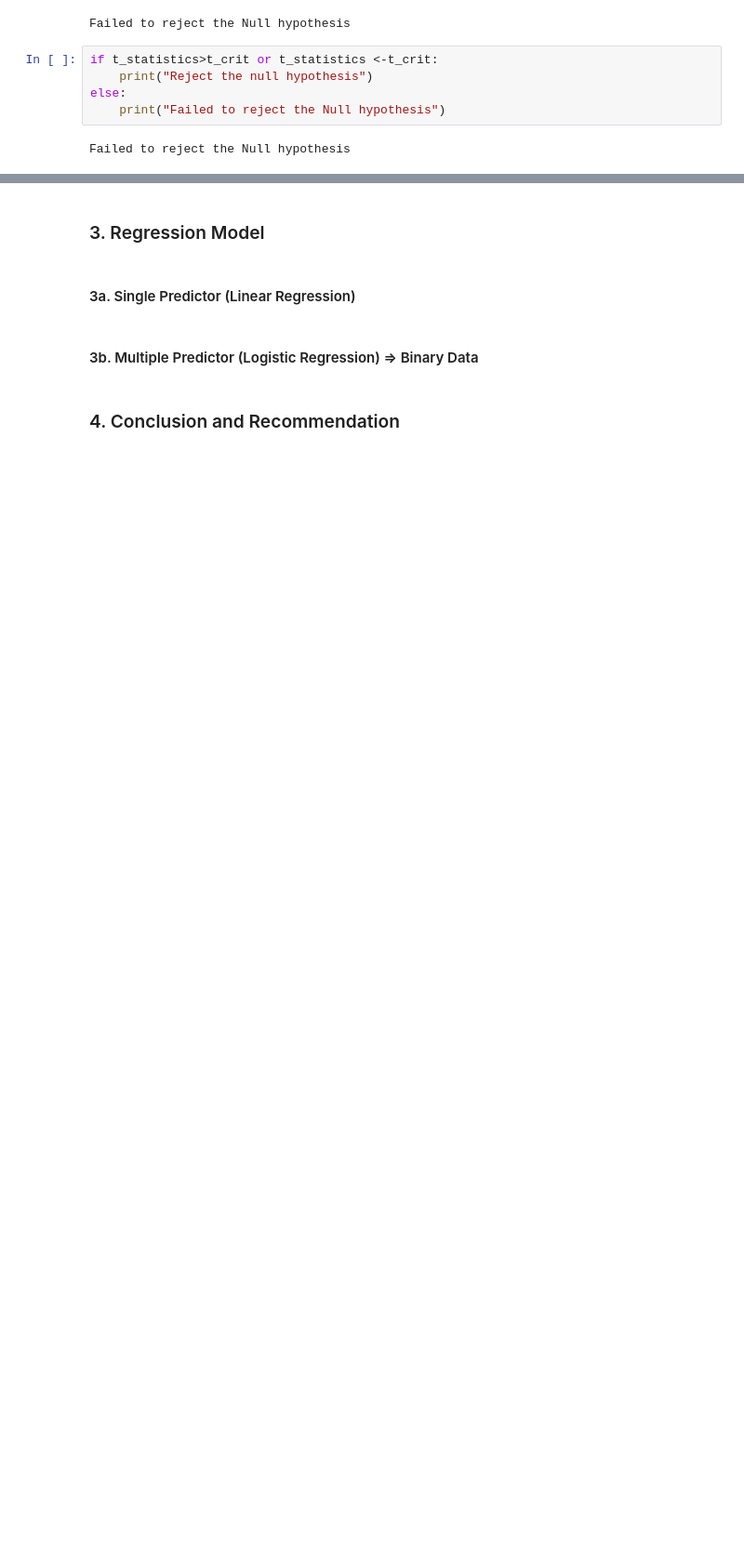
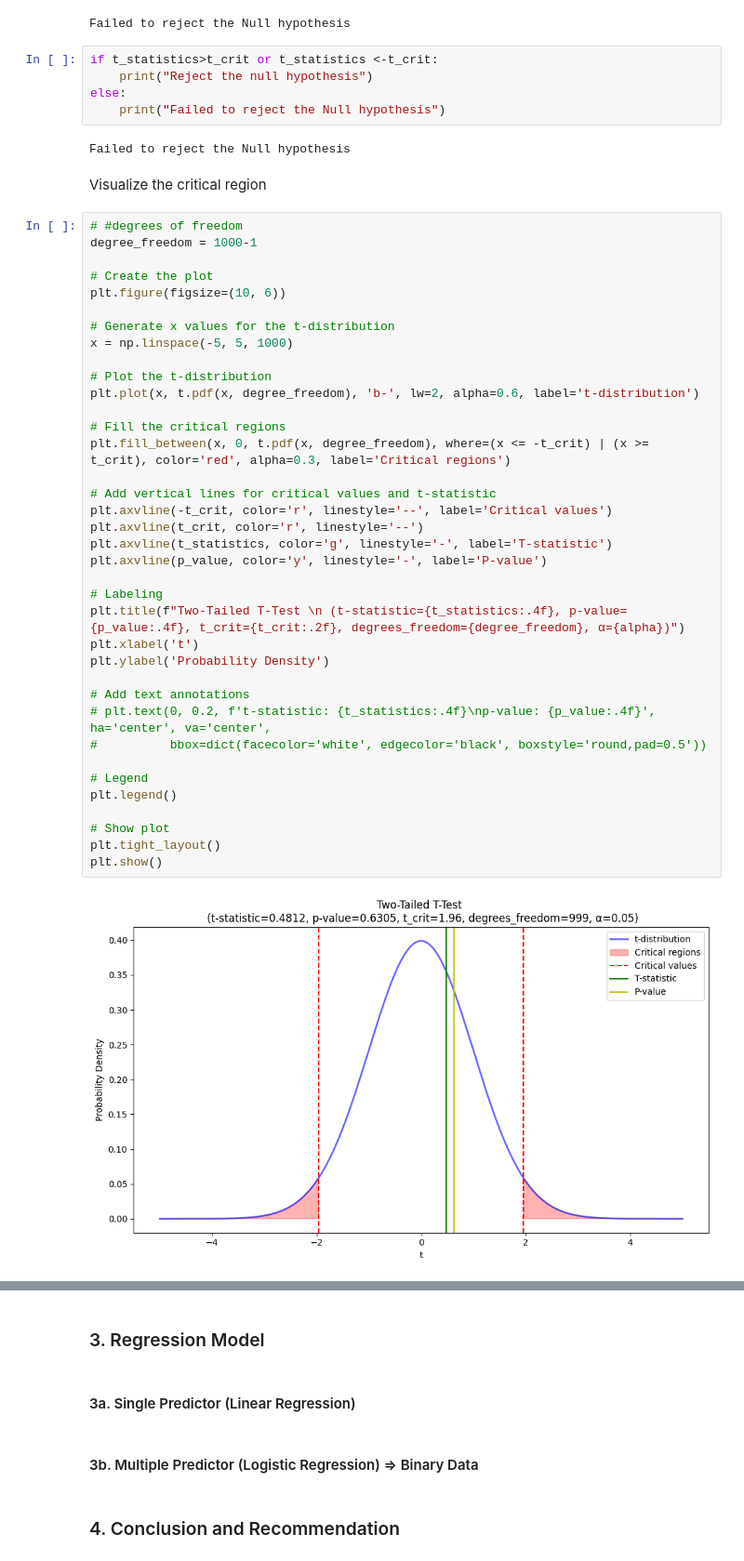
Before and after one commit to rzkybagaskara/telecom-customer-analysis, a Jupyter notebook: Customer_Churn_Analysis.ipynb, the cells around one changed output, grey strips where cells are left out. Shown at 93% size. Saved outputs shown, nothing was run; the diff lists cells and outputs as text; blank space fills up the shorter version.

Commit message:
fix alpha value and add plot for critical regions

```diff
--- a/Customer_Churn_Analysis.ipynb
+++ b/Customer_Churn_Analysis.ipynb
@@ -321,4 +323,45 @@ else:
     print("Failed to reject the Null hypothesis")
 # %% [output]
 Failed to reject the Null hypothesis
+# %% [markdown]
+Visualize the critical region
+# %%
+# #degrees of freedom
+degree_freedom = 1000-1
+
+# Create the plot
+plt.figure(figsize=(10, 6))
+
+# Generate x values for the t-distribution
+x = np.linspace(-5, 5, 1000)
+
+# Plot the t-distribution
+plt.plot(x, t.pdf(x, degree_freedom), 'b-', lw=2, alpha=0.6, label='t-distribution')
+
+# Fill the critical regions
+plt.fill_between(x, 0, t.pdf(x, degree_freedom), where=(x <= -t_crit) | (x >= t_crit), color='red', alpha=0.3, label='Critical regions')
+
+# Add vertical lines for critical values and t-statistic
+plt.axvline(-t_crit, color='r', linestyle='--', label='Critical values')
+plt.axvline(t_crit, color='r', linestyle='--')
+plt.axvline(t_statistics, color='g', linestyle='-', label='T-statistic')
+plt.axvline(p_value, color='y', linestyle='-', label='P-value')
+
+# Labeling
+plt.title(f"Two-Tailed T-Test \n (t-statistic={t_statistics:.4f}, p-value={p_value:.4f}, t_crit={t_crit:.2f}, degrees_freedom={degree_freedom}, α={alpha})")
+plt.xlabel('t')
+plt.ylabel('Probability Density')
+
+# Add text annotations
+# plt.text(0, 0.2, f't-statistic: {t_statistics:.4f}\np-value: {p_value:.4f}', ha='center', va='center',
+#          bbox=dict(facecolor='white', edgecolor='black', boxstyle='round,pad=0.5'))
+
+# Legend
+plt.legend()
+
+# Show plot
+plt.tight_layout()
+plt.show()
+# %% [output]
+[figure, added]
 # %% [markdown]
```
Also changed, not shown: parts of 6 cells of this notebook.
